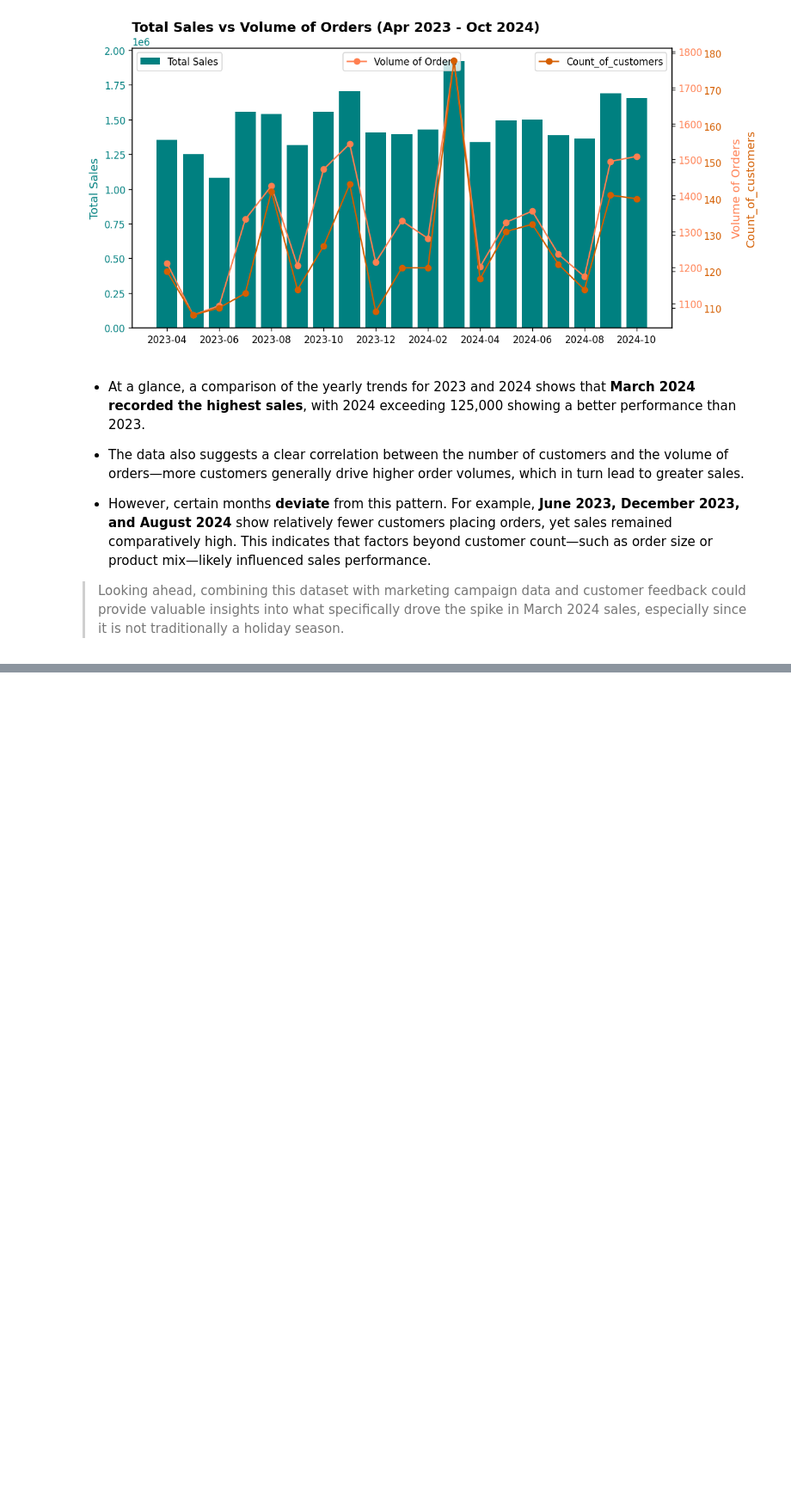
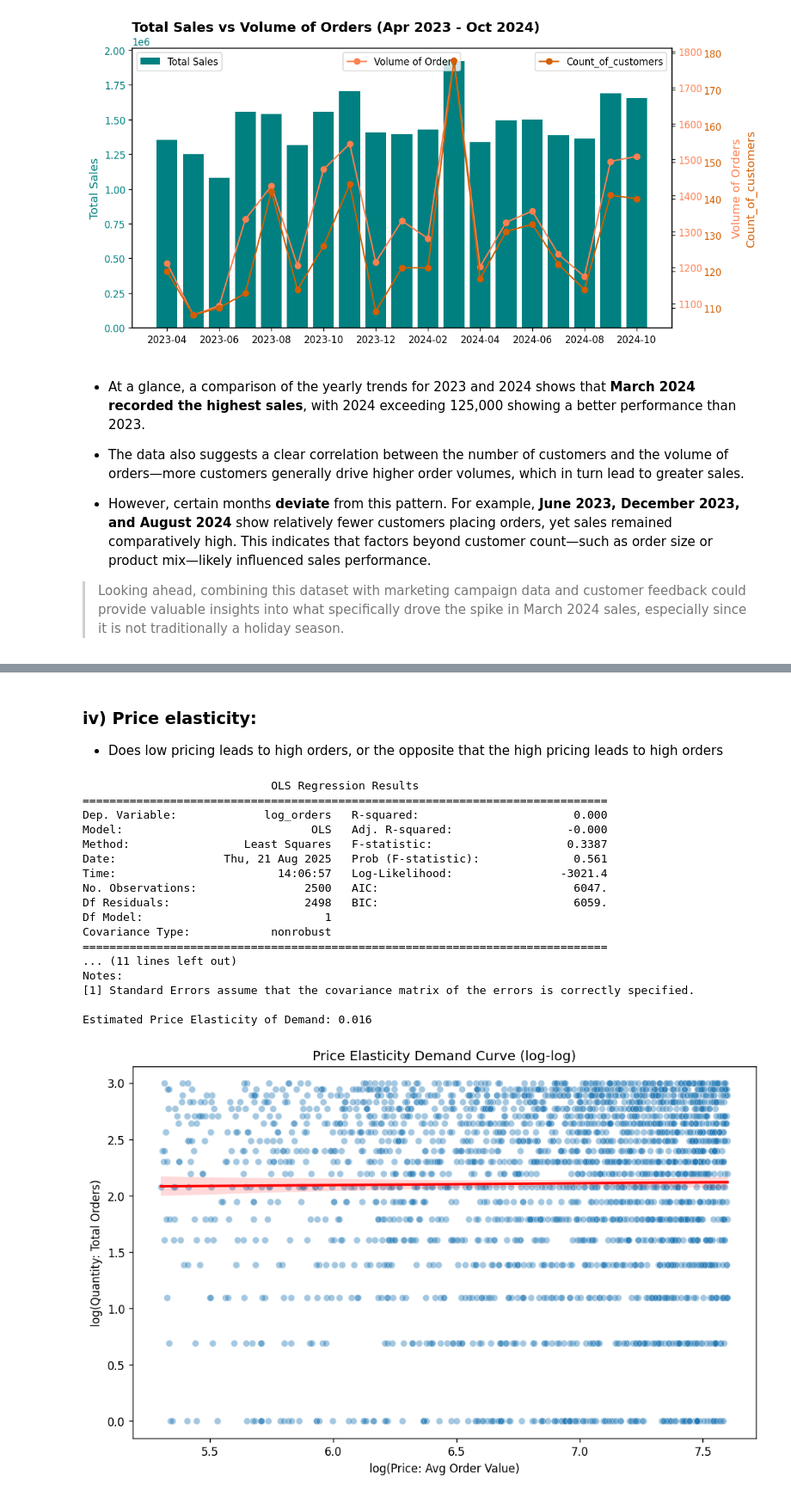
Before and after one commit to Joan-Njoki-Mwangi/Blinkit-Grocery-Store-Deep-Dive, a Jupyter notebook: Blinkit_Grocery_Store_Deep_Dive.ipynb, the cells around one changed output, grey strips where cells are left out. Shown at 86% size. Cells and saved outputs as stored; diff of their text form; code cells hidden in the pictures; blank space fills up the shorter version.

```diff
--- a/Blinkit_Grocery_Store_Deep_Dive.ipynb
+++ b/Blinkit_Grocery_Store_Deep_Dive.ipynb
@@ -319,0 +385,61 @@ plt.show()
+# %% [markdown]
+### iv) Price elasticity:
+* Does low pricing leads to high orders, or the opposite that the high pricing leads to high orders
+# %%
+#what's the relationship between the order value and number of customers over time, has low order value led to the influx of customers
+# creating a dataset with average pricing and average number of orders
+import statsmodels.api as sm
+pricing_volume = customer_seg[['avg_order_value','total_orders']]
+
+# Take logs of both variables (drop rows with 0 or negative values if any)
+pricing_volume = pricing_volume[(pricing_volume['total_orders'] > 0) &
+                                (pricing_volume['avg_order_value'] > 0)]
+pricing_volume['log_orders'] = np.log(pricing_volume['total_orders'])
+pricing_volume['log_price'] = np.log(pricing_volume['avg_order_value'])
+
+# Run regression: log(Q) ~ log(P)
+X = sm.add_constant(pricing_volume['log_price'])
+y = pricing_volume['log_orders']
+model = sm.OLS(y, X).fit()
+
+# Print summary (elasticity coefficient will be 'log_price')
+print(model.summary())
+
+# Get elasticity coefficient
+elasticity = model.params['log_price']
+print(f"\nEstimated Price Elasticity of Demand: {elasticity:.3f}")
+
+# --- Plotting ---
+plt.figure(figsize=(10,6))
+
+# Scatter of log-log data
+sns.scatterplot(x=pricing_volume['log_price'], y=pricing_volume['log_orders'], alpha=0.4)
+
+# Regression line
+sns.regplot(x='log_price', y='log_orders', data=pricing_volume, scatter=False, color='red')
+
+# Labels
+plt.xlabel("log(Price: Avg Order Value)")
+plt.ylabel("log(Quantity: Total Orders)")
+plt.title("Price Elasticity Demand Curve (log-log)")
+
+plt.show()
+# %% [output]
+                            OLS Regression Results
+==============================================================================
+Dep. Variable:             log_orders   R-squared:                       0.000
+Model:                            OLS   Adj. R-squared:                 -0.000
+Method:                 Least Squares   F-statistic:                    0.3387
+Date:                Thu, 21 Aug 2025   Prob (F-statistic):              0.561
+Time:                        14:06:57   Log-Likelihood:                -3021.4
+No. Observations:                2500   AIC:                             6047.
+Df Residuals:                    2498   BIC:                             6059.
+Df Model:                           1
+Covariance Type:            nonrobust
+==============================================================================
+... (11 lines left out)
+Notes:
+[1] Standard Errors assume that the covariance matrix of the errors is correctly specified.
+
+Estimated Price Elasticity of Demand: 0.016
+[figure, added]
```
Also changed, not shown: parts of 12 cells of this notebook.
